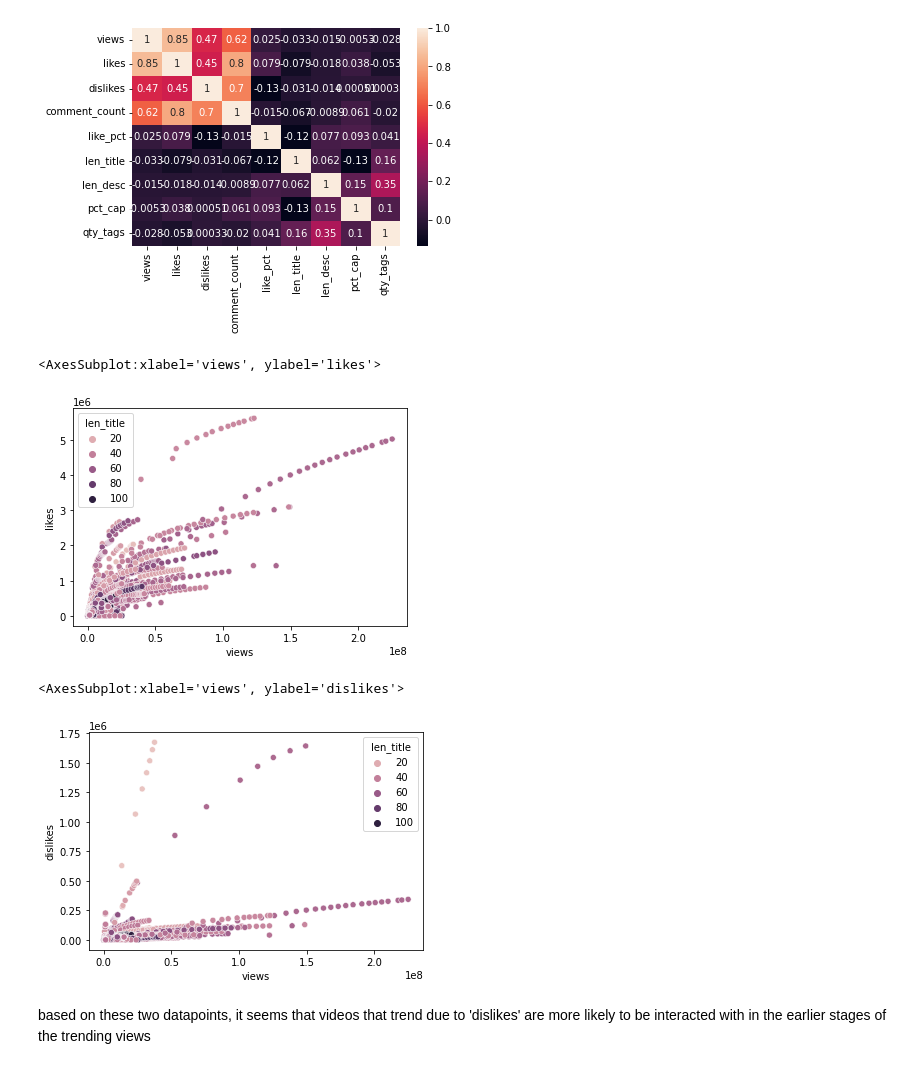
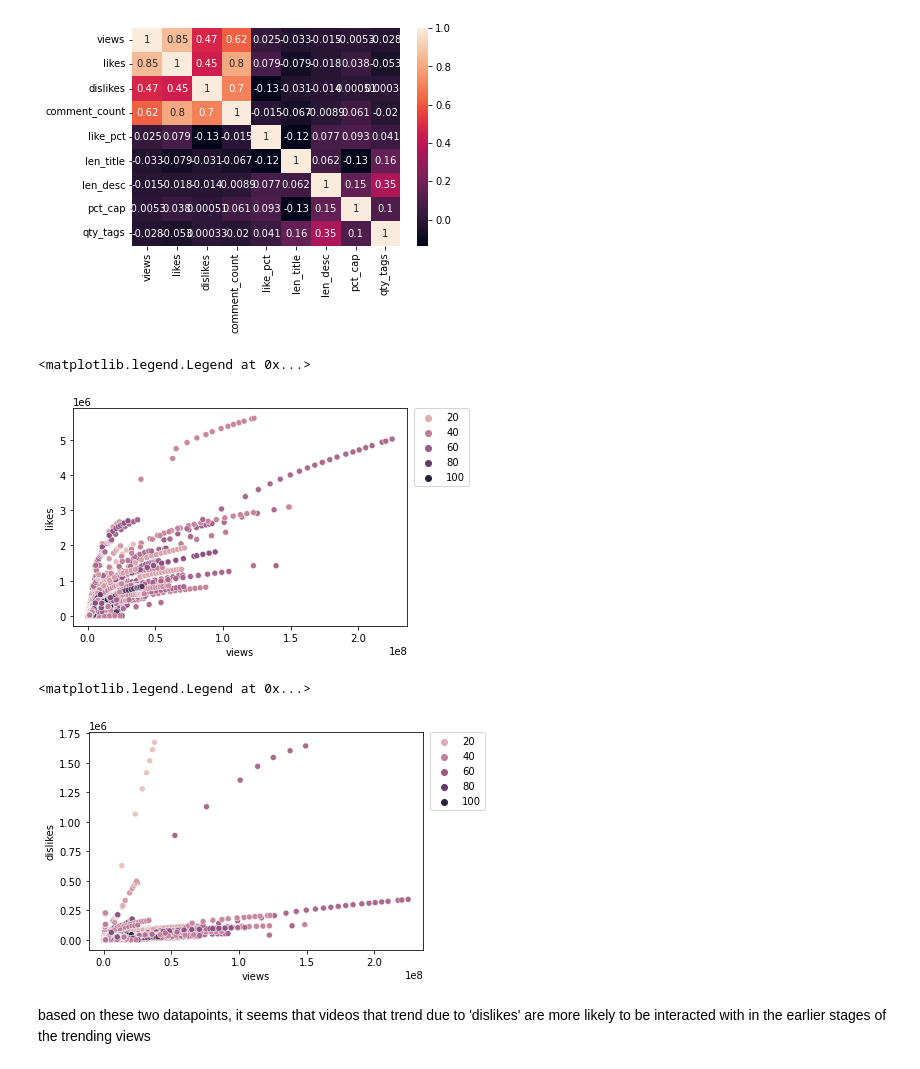
Before and after one commit to danielosetiawan/YouTube-EDA, a Jupyter notebook: youtube ipynb.ipynb, the cells around one changed output. Cells and saved outputs as stored; diff of their text form; code cells hidden in the pictures.

```diff
--- a/youtube ipynb.ipynb
+++ b/youtube ipynb.ipynb
@@ -64,7 +64,7 @@ df['len_title'] = df['title'].str.findall(r'[.]*').str.len() # count chars in ti
 df['len_desc'] = df['description'].str.findall(r'[.]*').str.len() # count chars in desc
 df['pct_cap'] = 100 * round(df['title'].str.findall(r'[A-Z]').str.len() /
                 df['title'].str.findall(r'[A-Za-z]').str.len(), 2) # ratio of cap letters in title
-df['qty_tags'] = df['tags'].str.split('|').str.len() # count number of tags
+df['qty_tags'] = np.where(df['tags'] == '[none]', 0, df['tags'].str.split('|').str.len()) # count number of tags
 
 df.head(3)
 # %% [output]
@@ -81,15 +81,17 @@ plt.show()
 # %%
 # as expected, we see a strong positive correlations between views and likes
 sns.scatterplot(x='views', y='likes', data=df, hue='len_title')
+plt.legend(bbox_to_anchor=(1.02, 1), loc=2, borderaxespad=0)
 # %% [output]
-<AxesSubplot:xlabel='views', ylabel='likes'>
+<matplotlib.legend.Legend at 0x...>
-[figure, old version]
+[figure, new version]
 # %%
 # the correlation for views and dislikes is also positive, but a little weaker
 sns.scatterplot(x='views', y='dislikes', data=df, hue='len_title')
+plt.legend(bbox_to_anchor=(1.02, 1), loc=2, borderaxespad=0)
 # %% [output]
-<AxesSubplot:xlabel='views', ylabel='dislikes'>
+<matplotlib.legend.Legend at 0x...>
-[figure, old version]
+[figure, new version]
 # %% [markdown]
 based on these two datapoints, it seems that videos that trend due to 'dislikes' are more likely to be interacted with in the earlier stages of the trending views
 # %%
```
Also changed, not shown: parts of 14 cells of this notebook.
